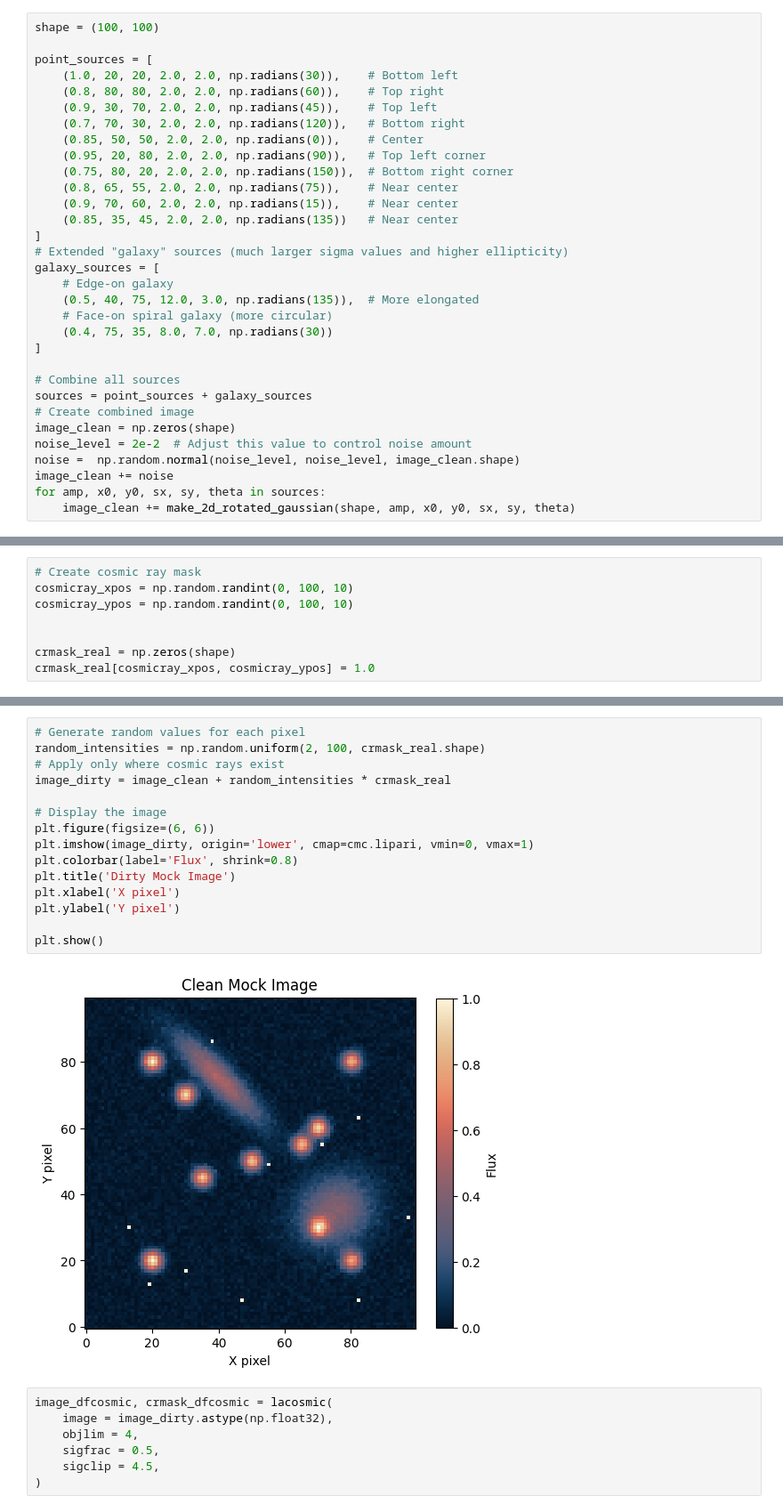
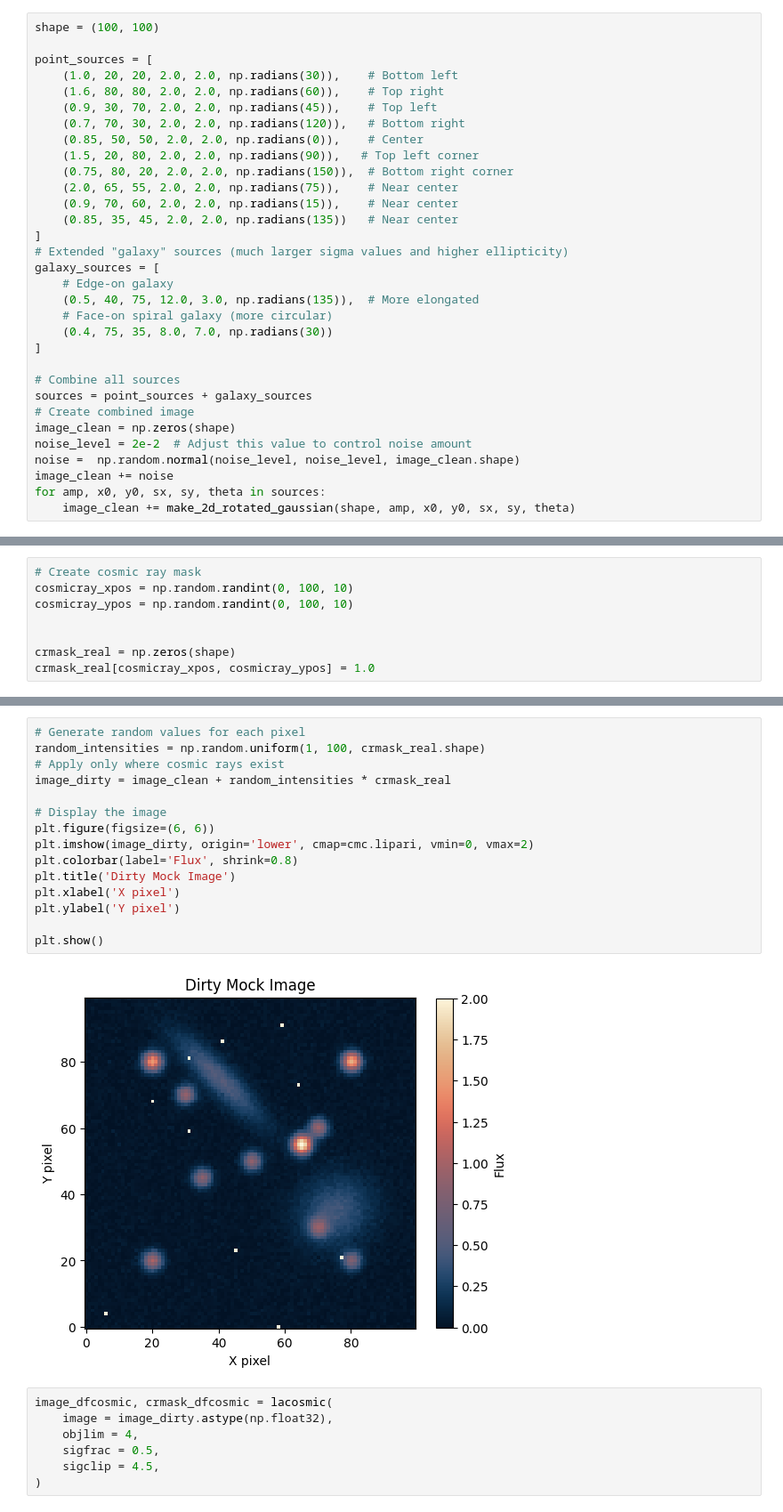
Before and after one commit to DragonflyTelescope/dfcosmic, a Jupyter notebook: docs/source/demos/Example.ipynb, the cells around one changed output, grey strips where cells are left out. Shown at 89% size. Cells and saved outputs as stored; diff of their text form.

```diff
--- a/docs/source/demos/Example.ipynb
+++ b/docs/source/demos/Example.ipynb
@@ -27,13 +27,13 @@ shape = (100, 100)
 
 point_sources = [
     (1.0, 20, 20, 2.0, 2.0, np.radians(30)),    # Bottom left
-    (0.8, 80, 80, 2.0, 2.0, np.radians(60)),    # Top right
+    (1.6, 80, 80, 2.0, 2.0, np.radians(60)),    # Top right
     (0.9, 30, 70, 2.0, 2.0, np.radians(45)),    # Top left
     (0.7, 70, 30, 2.0, 2.0, np.radians(120)),   # Bottom right
     (0.85, 50, 50, 2.0, 2.0, np.radians(0)),    # Center
-    (0.95, 20, 80, 2.0, 2.0, np.radians(90)),   # Top left corner
+    (1.5, 20, 80, 2.0, 2.0, np.radians(90)),   # Top left corner
     (0.75, 80, 20, 2.0, 2.0, np.radians(150)),  # Bottom right corner
-    (0.8, 65, 55, 2.0, 2.0, np.radians(75)),    # Near center
+    (2.0, 65, 55, 2.0, 2.0, np.radians(75)),    # Near center
     (0.9, 70, 60, 2.0, 2.0, np.radians(15)),    # Near center
     (0.85, 35, 45, 2.0, 2.0, np.radians(135))   # Near center
 ]
@@ -88,20 +88,20 @@ plt.show()
 # %%
 # Generate random values for each pixel
-random_intensities = np.random.uniform(2, 100, crmask_real.shape)
+random_intensities = np.random.uniform(1, 100, crmask_real.shape)
 # Apply only where cosmic rays exist
 image_dirty = image_clean + random_intensities * crmask_real
 
 # Display the image
 plt.figure(figsize=(6, 6))
-plt.imshow(image_dirty, origin='lower', cmap=cmc.lipari, vmin=0, vmax=1)
+plt.imshow(image_dirty, origin='lower', cmap=cmc.lipari, vmin=0, vmax=2)
 plt.colorbar(label='Flux', shrink=0.8)
 plt.title('Dirty Mock Image')
 plt.xlabel('X pixel')
 plt.ylabel('Y pixel')
 
 plt.show()
 # %% [output]
-[figure, old version]
+[figure, new version]
 # %%
 image_dfcosmic, crmask_dfcosmic = lacosmic(
     image = image_dirty.astype(np.float32),
```
Also changed, not shown: parts of 8 cells of this notebook, 6 other files.
